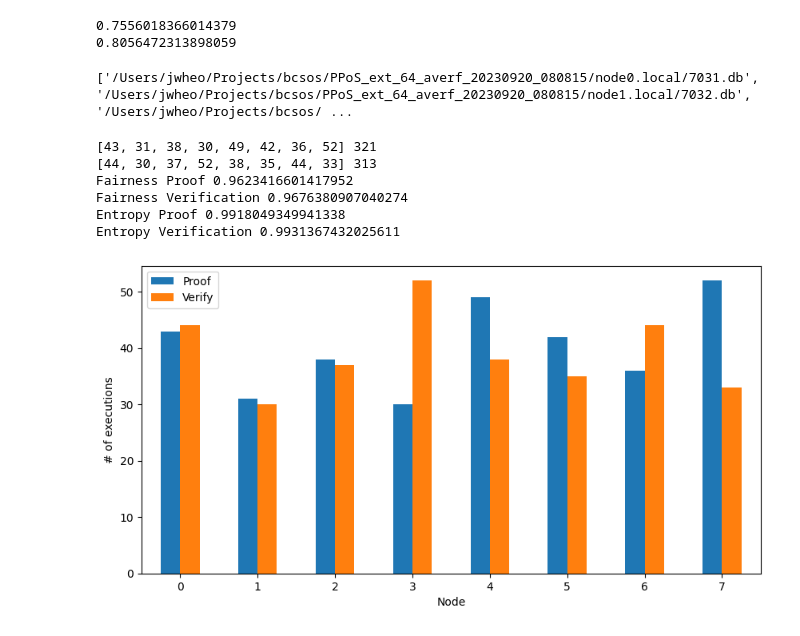
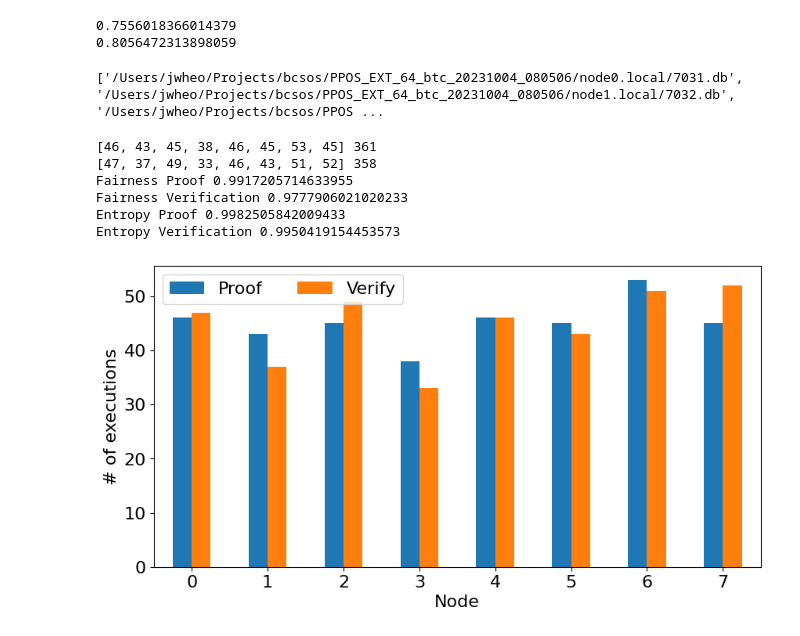
Before and after one commit to JunwookHeo/bcsos, a Jupyter notebook: python_utils/VisualPoS.ipynb, the cells around one changed output. Cells and saved outputs as stored; diff of their text form; code cells hidden in the pictures.

```diff
--- a/python_utils/VisualPoS.ipynb
+++ b/python_utils/VisualPoS.ipynb
@@ -69,7 +69,7 @@ import os
 
 # PATH = "../blockchainnode/db_nodes"
 # PATH = "/Users/jwheo/Projects/bcsos/PoS_20221130_083413"
-PATH = "/Users/jwheo/Projects/bcsos/PPoS_ext_64_averf_20230920_080815"
+PATH = "/Users/jwheo/Projects/bcsos/PPOS_EXT_64_btc_20231004_080506"
 
 fdbs = [os.path.join(PATH, f) for f in os.listdir(PATH) if f.split(".")[-1] == 'db']
 if len(fdbs) == 0:
@@ -81,44 +81,47 @@ if len(fdbs) == 0:
 fdbs.sort()
 print(fdbs)
 # %% [output]
-['/Users/jwheo/Projects/bcsos/PPoS_ext_64_averf_20230920_080815/node0.local/7031.db', '/Users/jwheo/Projects/bcsos/PPoS_ext_64_averf_20230920_080815/node1.local/7032.db', '/Users/jwheo/Projects/bcsos/ ...
+['/Users/jwheo/Projects/bcsos/PPOS_EXT_64_btc_20231004_080506/node0.local/7031.db', '/Users/jwheo/Projects/bcsos/PPOS_EXT_64_btc_20231004_080506/node1.local/7032.db', '/Users/jwheo/Projects/bcsos/PPOS ...
 # %%
 # Count chart for proof and verify
 from matplotlib import pyplot as plt
+
+plt.rcParams.update({'font.size': 16})
 
 dfs = load_data_from_db(fdbs, 'prooftbl')
 proof = []
 for i, df in enumerate(dfs):
     proof.append(df.shape[0])
 print(proof, sum(proof))
 
 dfs = load_data_from_db(fdbs, 'veriftbl')
 verif = []
 for i, df in enumerate(dfs):
     verif.append(df.shape[0])
 print(verif, sum(verif))
 
 ch_list = [proof, verif]
 bdf = pd.DataFrame(ch_list).transpose()
 bdf.columns = ['Proof', 'Verify']
 ax = bdf.plot.bar(rot=0, figsize=(10, 5))
 plt.xlabel("Node")
 plt.ylabel("# of executions")
-plt.savefig('Num_Prover_Verifier.png', dpi=300, bbox_inches='tight')
+plt.legend(ncol=2)
+plt.savefig('Num_Prover_Verifier_btc_64.png', dpi=300, bbox_inches='tight')
 
 print('Fairness Proof', fairnessnorm(proof))
 print('Fairness Verification', fairnessnorm(verif))
 
 print('Entropy Proof', entropynorm(proof))
 print('Entropy Verification', entropynorm(verif))
 # %% [output]
-[43, 31, 38, 30, 49, 42, 36, 52] 321
-[44, 30, 37, 52, 38, 35, 44, 33] 313
-Fairness Proof 0.9623416601417952
-Fairness Verification 0.9676380907040274
-Entropy Proof 0.9918049349941338
-Entropy Verification 0.9931367432025611
+[46, 43, 45, 38, 46, 45, 53, 45] 361
+[47, 37, 49, 33, 46, 43, 51, 52] 358
+Fairness Proof 0.9917205714633955
+Fairness Verification 0.9777906021020233
+Entropy Proof 0.9982505842009433
+Entropy Verification 0.9950419154453573
-[figure, old version]
+[figure, new version]
 # %%
 # Avg. Time chart for proof and verify
 from matplotlib import pyplot as plt
```
Also changed, not shown: parts of 9 cells of this notebook, 4 other files.
